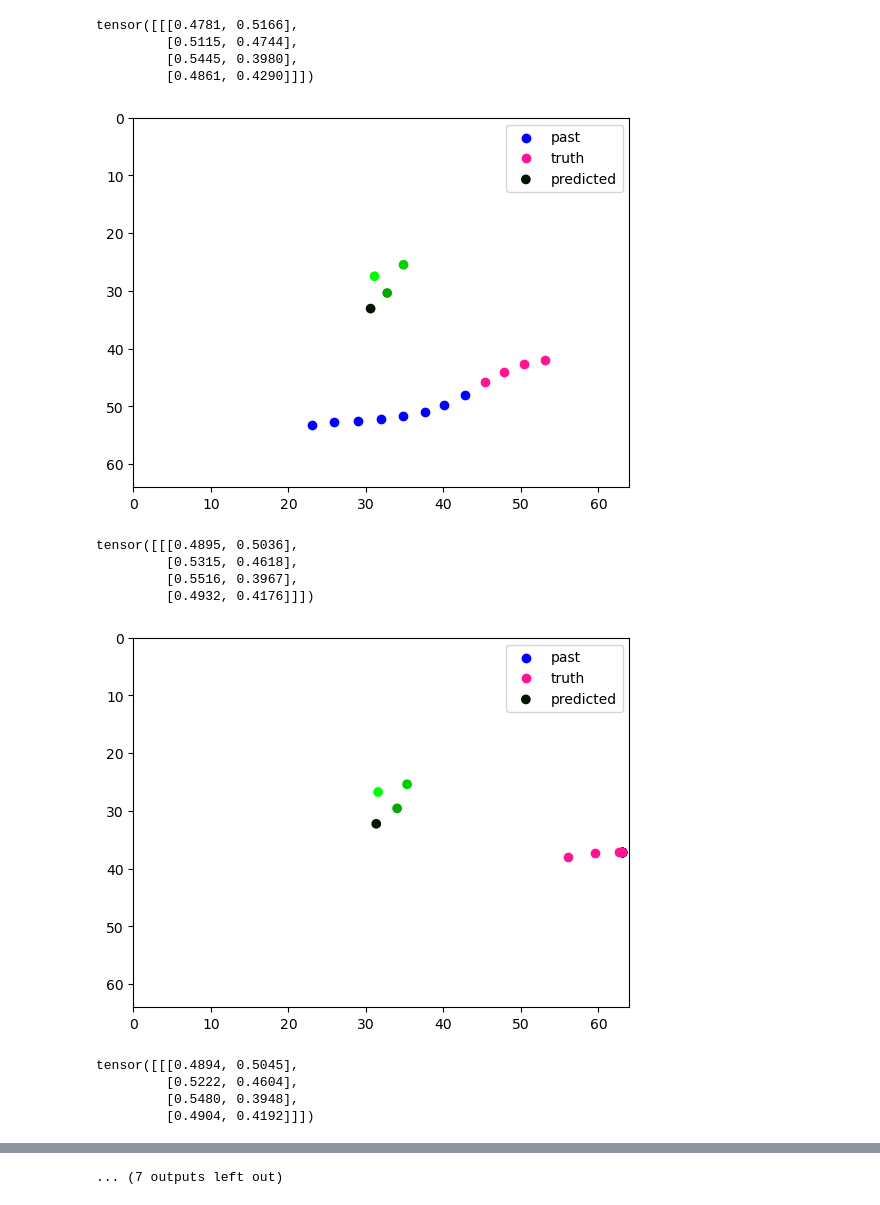
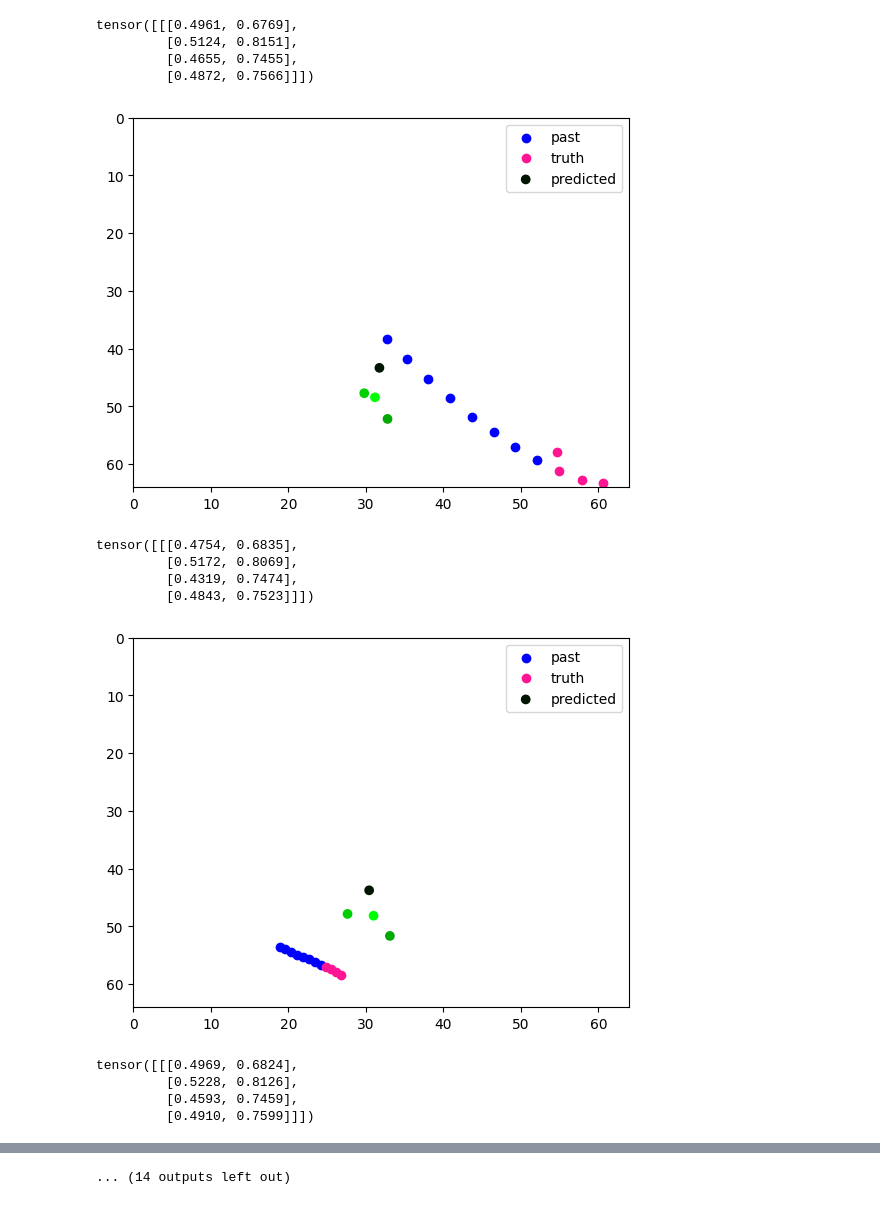
Before and after one commit to NicolasDepre/transformer_trajectory_prediction, a Jupyter notebook: SDD/trainer_arthur.ipynb, the cells around one changed output, grey strips where cells are left out. Saved outputs shown, nothing was run; the diff lists cells and outputs as text; code cells hidden in the pictures.

```diff
--- a/SDD/trainer_arthur.ipynb
+++ b/SDD/trainer_arthur.ipynb
@@ -15,2 +14,0 @@ print("device is ", device)
-# %%
-model = torch.nn.Transformer()
@@ -120,15 +118,13 @@ class TrajDataset(dataset.Dataset):
 # %%
+location = "/waldo/walban/student_datasets/arfranck/SDD/scenes/"
 size = "64_64_8"
-folders = ["bookstore/video0/"]
-n_trajs = [(0,2)]
-data_folders = ["datasets/" + folder + size for folder in folders]
-
-train_prop = 0.9
-split_ind = int(n_traj * train_prop)
+folders = ["quad/video0/"]
+n_trajs = [(0,3)]
+data_folders = [location + folder + size for folder in folders]
 
 n_prev=8
 n_next=4
-img_step = 20
+img_step = 30
 
 full_dataset = TrajDataset(data_folders, n_prev=n_prev, n_next=n_next, img_step=img_step, n_trajs=n_trajs, device=device)
 dataset_infos = full_dataset.get_dataset_infos()
@@ -402,7 +401,7 @@ class TrajVit(nn.Module):
 #m2 = TrajVit.load("models/20230503_17959_512_8_6_64_8_4_8.pt")
 #m2.dataset_infos
 # %%
-model = TrajVit(1024, dataset_infos, image_patch_size=(8, 8), frame_patch_size=4)
+model = TrajVit(128, dataset_infos, image_patch_size=(8, 8), frame_patch_size=4)
 optim = SGD(params=model.parameters(), lr=0.01)
 scheduler = torch.optim.lr_scheduler.ExponentialLR(optim, gamma=0.9)
 lrs = []
@@ -411,12 +410,12 @@ criterion = nn.MSELoss()
 
 loss_evol = []
 loss_evol_val = []
-n_epochs = 10000
+n_epochs = 100
 # Should add epochs
 do_validation = True
 for epoch in range(n_epochs):
     optim.zero_grad()
-    if epoch % 100 == 0: print("starting epoch: ", epoch)
+    if epoch % 10 == 0: print("starting epoch: ", epoch)
     epoch_loss = []
 
     for id_b, batch in enumerate(train_loader):
@@ -488,45 +485,45 @@ len flat:  30000
 # %%
 colors = ['#001500', '#00A800', '#00CF00', '#00FF00', '#009900', '#009900', '#009900', '#009900']
 def plot_traj(past, truth, fut):
     fut = fut.t().cpu().detach().numpy()
     #print(fut)
     #reference_image = data_folders[0] + "/reference.gif"
     #image = plt.imread(reference_image)
     fig, ax = plt.subplots()
     #ax.imshow(image)
     plt.xlim(left=0, right=64)
     plt.ylim(bottom=64, top=0)
     ax.scatter(past.t()[0]*64, past.t()[1]*64, color="blue", label="past")
     ax.scatter(truth.t()[0]*64, truth.t()[1]*64, color="deeppink", label="truth")
     ax.scatter(fut[0]*64, fut[1]*64, color=colors[:len(fut[0])], label="predicted")
     ax.legend()
     plt.show()
 
 plot_dataset = train_dataset
 
-for i in range(0, 50, 5):
+for i in range(0, len(plot_dataset), len(plot_dataset)//10):
     model.eval()
     with torch.no_grad():
         src = plot_dataset[i:i+1]['src']
         coords = plot_dataset[i:i+1]['coords'].detach().cpu()
         tgt = plot_dataset[i:i+1]['tgt'].detach().cpu()
         future = model(src).detach().cpu()
         print(future)
 
     for past, truth, fut in zip(coords, tgt, future):
         plot_traj(past, truth, fut)
 # %% [output]
-tensor([[[0.4781, 0.5166],
-         [0.5115, 0.4744],
-         [0.5445, 0.3980],
-         [0.4861, 0.4290]]])
+tensor([[[0.4961, 0.6769],
+         [0.5124, 0.8151],
+         [0.4655, 0.7455],
+         [0.4872, 0.7566]]])
-[figure, old version]
+[figure, new version]
-tensor([[[0.4895, 0.5036],
-         [0.5315, 0.4618],
-         [0.5516, 0.3967],
-         [0.4932, 0.4176]]])
+tensor([[[0.4754, 0.6835],
+         [0.5172, 0.8069],
+         [0.4319, 0.7474],
+         [0.4843, 0.7523]]])
-[figure, old version]
+[figure, new version]
-tensor([[[0.4894, 0.5045],
-         [0.5222, 0.4604],
-         [0.5480, 0.3948],
-         [0.4904, 0.4192]]])
+tensor([[[0.4969, 0.6824],
+         [0.5228, 0.8126],
+         [0.4593, 0.7459],
+         [0.4910, 0.7599]]])
@@ -549,4 +546,4 @@ tensor([[[0.4883, 0.5036],
-... (7 outputs left out)
+... (14 outputs left out)
 # %%
 reference_image = data_folder + "/reference.gif"
 image = plt.imread(reference_image)
```
Also changed, not shown: parts of 10 cells of this notebook.
